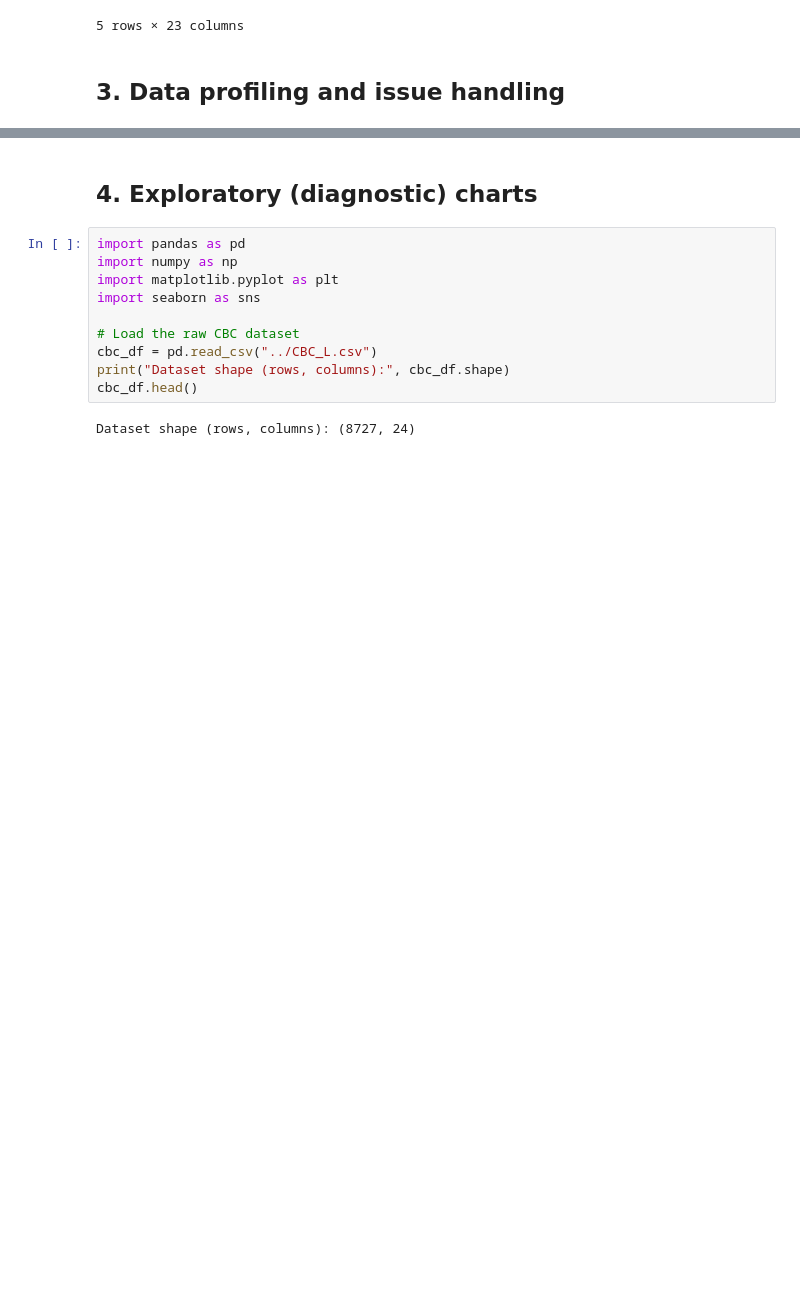
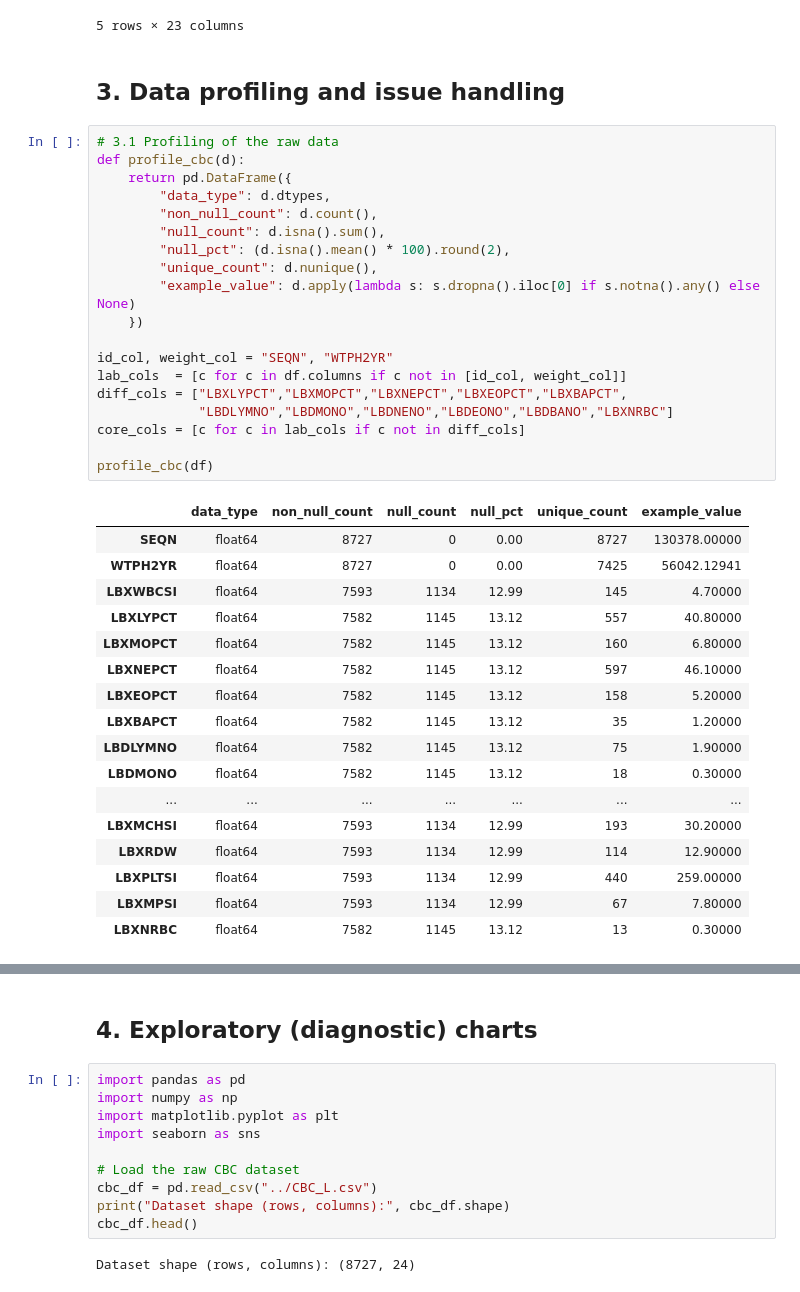
Before and after one commit to a212396-sudo/hospital-cempaka-lab, a Jupyter notebook: notebook/hospital_cempaka_pipeline.ipynb, the cells around one changed output, grey strips where cells are left out. Cells and saved outputs as stored; diff of their text form; blank space fills up the shorter version.

Commit message:
assignment lab 1 : Profiling

```diff
--- a/notebook/hospital_cempaka_pipeline.ipynb
+++ b/notebook/hospital_cempaka_pipeline.ipynb
@@ -42,3 +42,40 @@ Loaded from CDC URL
 5 rows × 23 columns
 # %% [markdown]
 ## 3. Data profiling and issue handling
+# %%
+# 3.1 Profiling of the raw data
+def profile_cbc(d):
+    return pd.DataFrame({
+        "data_type": d.dtypes,
+        "non_null_count": d.count(),
+        "null_count": d.isna().sum(),
+        "null_pct": (d.isna().mean() * 100).round(2),
+        "unique_count": d.nunique(),
+        "example_value": d.apply(lambda s: s.dropna().iloc[0] if s.notna().any() else None)
+    })
+
+id_col, weight_col = "SEQN", "WTPH2YR"
+lab_cols  = [c for c in df.columns if c not in [id_col, weight_col]]
+diff_cols = ["LBXLYPCT","LBXMOPCT","LBXNEPCT","LBXEOPCT","LBXBAPCT",
+             "LBDLYMNO","LBDMONO","LBDNENO","LBDEONO","LBDBANO","LBXNRBC"]
+core_cols = [c for c in lab_cols if c not in diff_cols]
+
+profile_cbc(df)
+# %% [output]
+|  | data_type | non_null_count | null_count | null_pct | unique_count | example_value |
+| SEQN | float64 | 8727 | 0 | 0.00 | 8727 | 130378.00000 |
+| WTPH2YR | float64 | 8727 | 0 | 0.00 | 7425 | 56042.12941 |
+| LBXWBCSI | float64 | 7593 | 1134 | 12.99 | 145 | 4.70000 |
+| LBXLYPCT | float64 | 7582 | 1145 | 13.12 | 557 | 40.80000 |
+| LBXMOPCT | float64 | 7582 | 1145 | 13.12 | 160 | 6.80000 |
+| LBXNEPCT | float64 | 7582 | 1145 | 13.12 | 597 | 46.10000 |
+| LBXEOPCT | float64 | 7582 | 1145 | 13.12 | 158 | 5.20000 |
+| LBXBAPCT | float64 | 7582 | 1145 | 13.12 | 35 | 1.20000 |
+| LBDLYMNO | float64 | 7582 | 1145 | 13.12 | 75 | 1.90000 |
+| LBDMONO | float64 | 7582 | 1145 | 13.12 | 18 | 0.30000 |
+| ... | ... | ... | ... | ... | ... | ... |
+| LBXMCHSI | float64 | 7593 | 1134 | 12.99 | 193 | 30.20000 |
+| LBXRDW | float64 | 7593 | 1134 | 12.99 | 114 | 12.90000 |
+| LBXPLTSI | float64 | 7593 | 1134 | 12.99 | 440 | 259.00000 |
+| LBXMPSI | float64 | 7593 | 1134 | 12.99 | 67 | 7.80000 |
+| LBXNRBC | float64 | 7582 | 1145 | 13.12 | 13 | 0.30000 |
```
Also changed, not shown: parts of 3 cells of this notebook.
